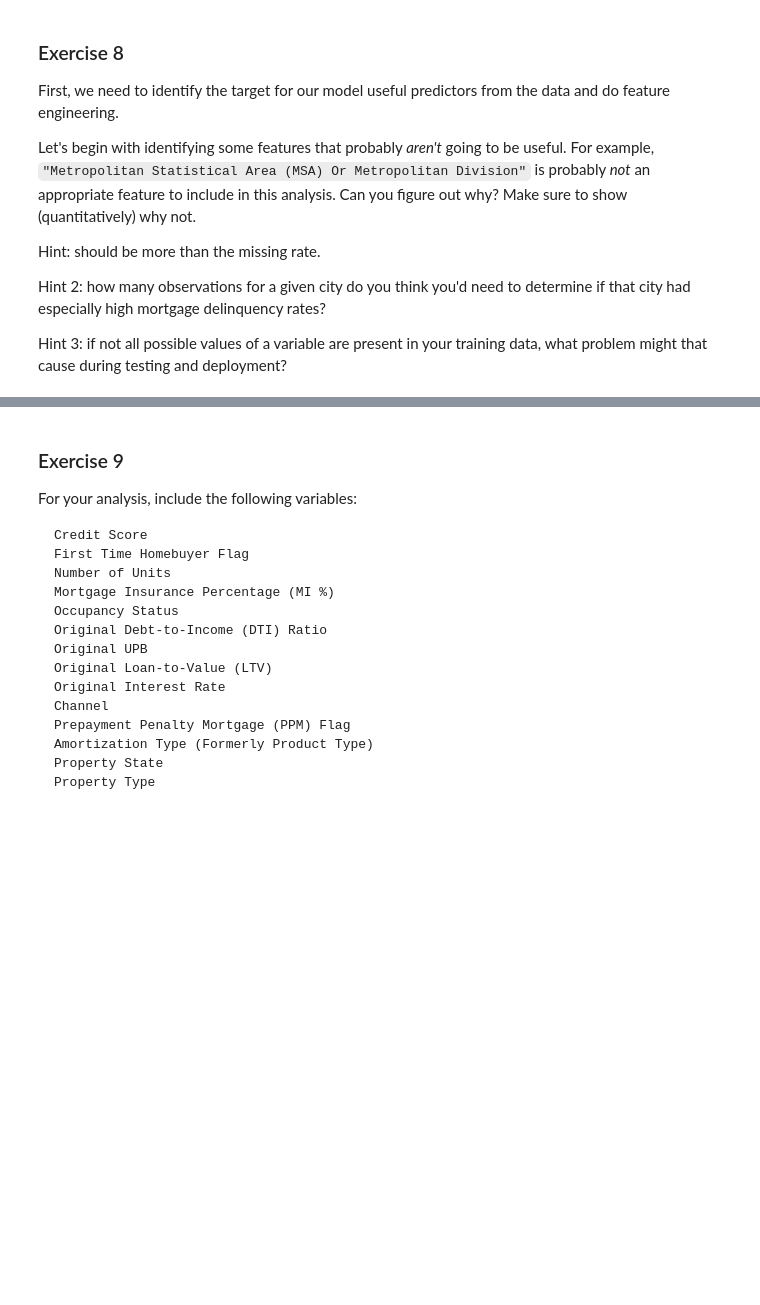
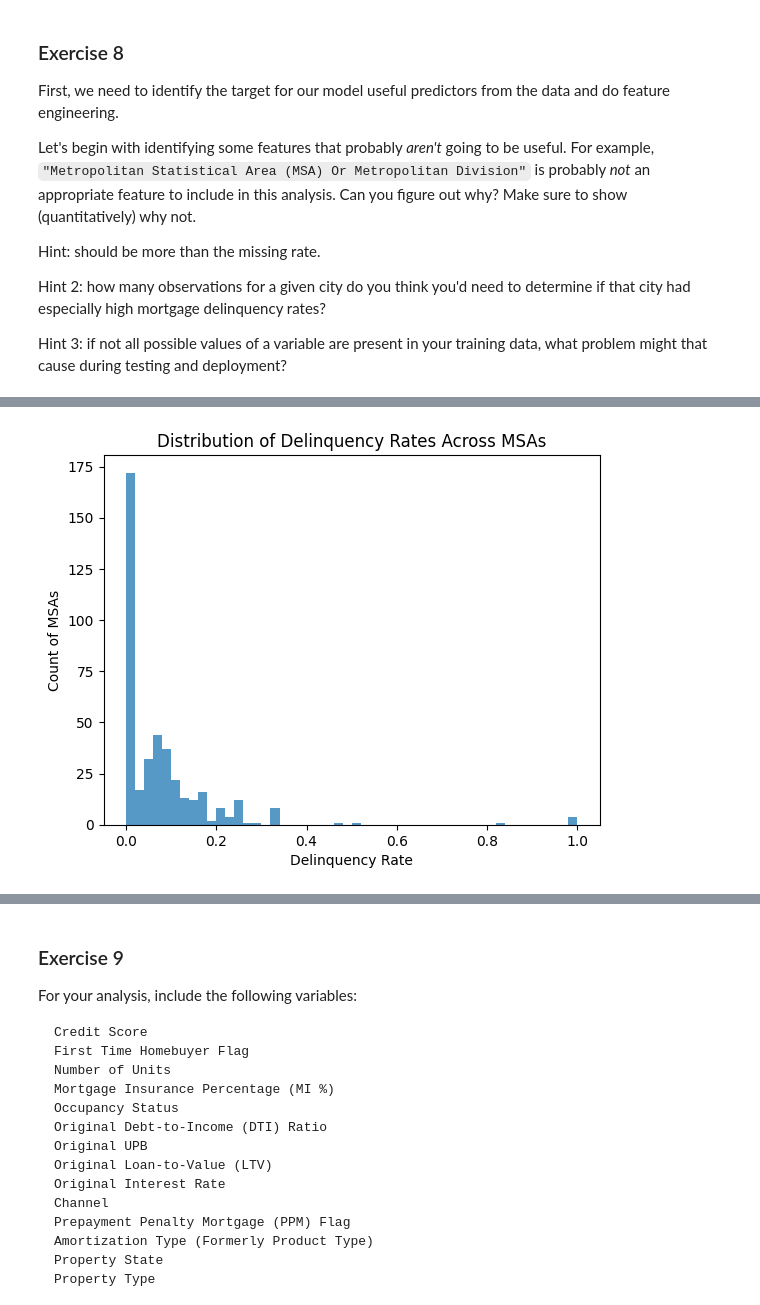
Before and after one commit to nogibjj/ZT-UDS, a Jupyter notebook: exercise_passive_prediction.ipynb, the cells around one changed output, grey strips where cells are left out. Cells and saved outputs as stored; diff of their text form; code cells hidden in the pictures; blank space fills up the shorter version.

```diff
--- a/exercise_passive_prediction.ipynb
+++ b/exercise_passive_prediction.ipynb
@@ -393,0 +403,4 @@ Hint 3: if not all possible values of a variable are present in your training da
+# %%
+# let's calculate the proportion of delinquent loans per MSA
+delinquency_rate_per_msa = final_dataset.groupby('msa')['delinq_index'].mean()
+delinquency_rate_per_msa
@@ -393,0 +421,11 @@ Hint 3: if not all possible values of a variable are present in your training da
+# %%
+import matplotlib.pyplot as plt
+
+# plots
+plt.hist(delinquency_rate_per_msa.values, bins=50, alpha=0.75)
+plt.xlabel('Delinquency Rate')
+plt.ylabel('Count of MSAs')
+plt.title('Distribution of Delinquency Rates Across MSAs')
+plt.show()
+# %% [output]
+[figure, added]
```
Also changed, not shown: parts of 6 cells of this notebook.
